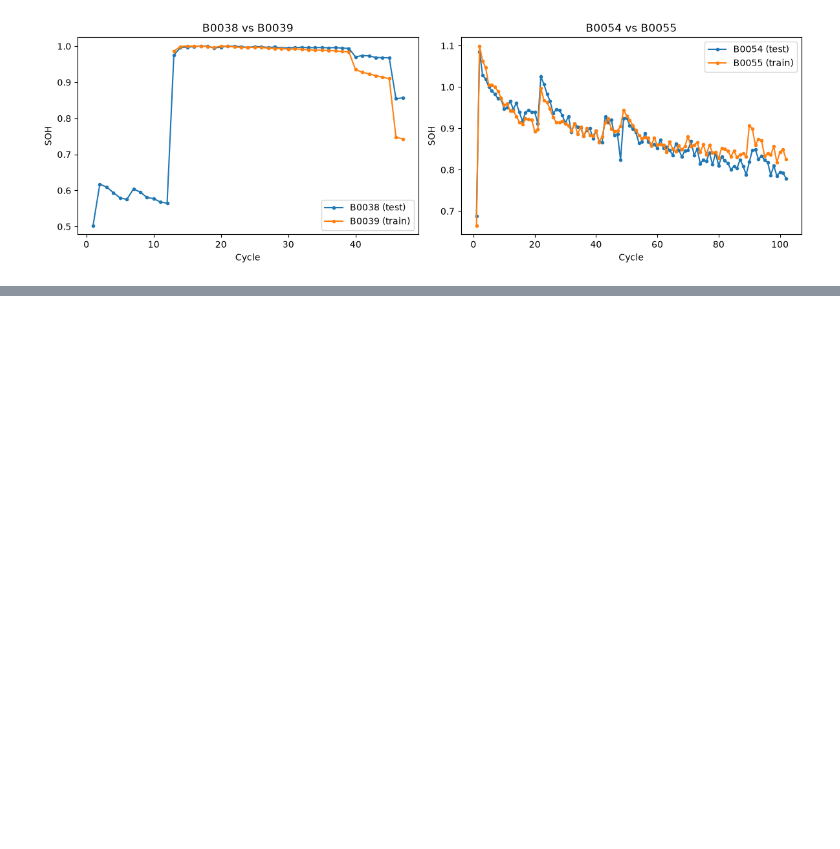
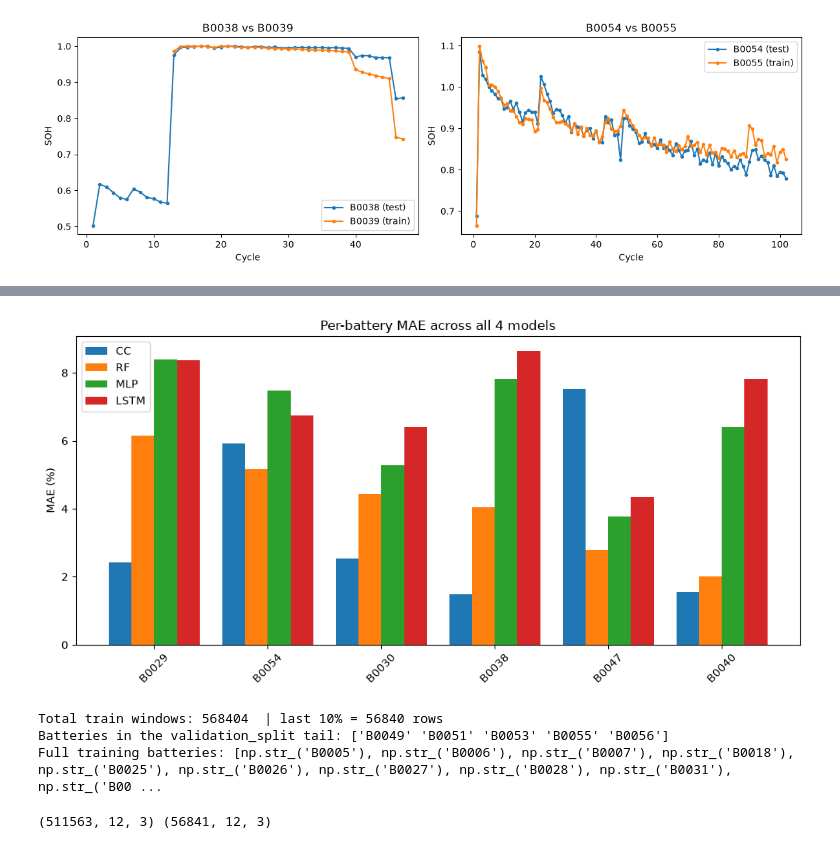
Before and after one commit to HarikeshopGCEK/BTECH_FINAL_YEAR_PROJECT, a Jupyter notebook: NASA Dataset/Model/SoC_study/01_SOC_estimation.ipynb, the cells around one changed output, grey strips where cells are left out. Saved outputs shown, nothing was run; the diff lists cells and outputs as text; code cells hidden in the pictures; blank space fills up the shorter version.

```diff
--- a/NASA Dataset/Model/SoC_study/01_SOC_estimation.ipynb
+++ b/NASA Dataset/Model/SoC_study/01_SOC_estimation.ipynb
@@ -774,0 +786,22 @@ plt.show()
+# %%
+def per_battery_mae(true_vals, pred_vals, ids):
+    true_vals = np.array(true_vals)
+    pred_vals = np.array(pred_vals)
+    rows = []
+    for b in np.unique(ids):
+        mask = ids == b
+        mae = mean_absolute_error(true_vals[mask], pred_vals[mask])
+        rows.append({'battery_id': b, 'n_rows': mask.sum(), 'mae': mae})
+    return pd.DataFrame(rows).set_index('battery_id')
+
+cc_bat = per_battery_mae(cc_true, cc_preds, cc_battery_ids).rename(columns={'mae': 'CC_mae'})
+rf_bat = per_battery_mae(y_test, rf_pred, test_battery_ids).rename(columns={'mae': 'RF_mae'})
+mlp_bat = per_battery_mae(y_test, mlp_pred, test_battery_ids).rename(columns={'mae': 'MLP_mae'})
+lstm_bat = per_battery_mae(y_test, lstm_pred, test_battery_ids).rename(columns={'mae': 'LSTM_mae'})
+
+battery_summary = cc_bat[['n_rows', 'CC_mae']].join(
+    [rf_bat['RF_mae'], mlp_bat['MLP_mae'], lstm_bat['LSTM_mae']]
+)
+battery_summary['temp_mean'] = protocol_check.loc[battery_summary.index, 'temp_mean']
+battery_summary = battery_summary.sort_values('RF_mae', ascending=False)
+battery_summary
@@ -774,0 +817,55 @@ plt.show()
+# %%
+fig, ax = plt.subplots(figsize=(10, 5))
+models = ['CC_mae', 'RF_mae', 'MLP_mae', 'LSTM_mae']
+x = np.arange(len(battery_summary))
+width = 0.2
+
+for i, m in enumerate(models):
+    ax.bar(x + i*width, battery_summary[m], width, label=m.replace('_mae',''))
+
+ax.set_xticks(x + 1.5*width)
+ax.set_xticklabels(battery_summary.index, rotation=45)
+ax.set_ylabel('MAE (%)')
+ax.set_title('Per-battery MAE across all 4 models')
+ax.legend()
+plt.tight_layout()
+plt.savefig('per_battery_mae.png', dpi=120)
+plt.show()
+# %% [output]
+[figure, added]
+# %%
+n_val = int(len(X_train_n) * 0.1)
+val_tail_ids = []
+count = 0
+for (b, c), g in train_df.groupby(['battery_id', 'cycle']):
+    n = len(g) - WINDOW
+    if n > 0:
+        count += n
+print("Total train windows:", count, " | last 10% =", n_val, "rows")
+
+# Rebuild train ids in the same order make_windows used, so we can see the tail
+train_ids_ordered = []
+for (b, c), g in train_df.groupby(['battery_id', 'cycle']):
+    n = len(g) - WINDOW
+    if n > 0:
+        train_ids_ordered.extend([b] * n)
+train_ids_ordered = np.array(train_ids_ordered)
+
+tail_ids = train_ids_ordered[-n_val:]
+print("Batteries in the validation_split tail:", np.unique(tail_ids))
+print("Full training batteries:", sorted(train_batteries))
+# %% [output]
+Total train windows: 568404  | last 10% = 56840 rows
+Batteries in the validation_split tail: ['B0049' 'B0051' 'B0053' 'B0055' 'B0056']
+Full training batteries: [np.str_('B0005'), np.str_('B0006'), np.str_('B0007'), np.str_('B0018'), np.str_('B0025'), np.str_('B0026'), np.str_('B0027'), np.str_('B0028'), np.str_('B0031'), np.str_('B00 ...
+# %%
+from sklearn.model_selection import train_test_split
+
+# stratify by train_ids_ordered so every battery is represented in both splits
+X_tr, X_val, y_tr, y_val = train_test_split(
+    X_train_n, y_train, test_size=0.1, random_state=42,
+    stratify=train_ids_ordered
+)
+print(X_tr.shape, X_val.shape)
+# %% [output]
+(511563, 12, 3) (56841, 12, 3)
```
Also changed, not shown: parts of 11 cells of this notebook, 3 other files.
